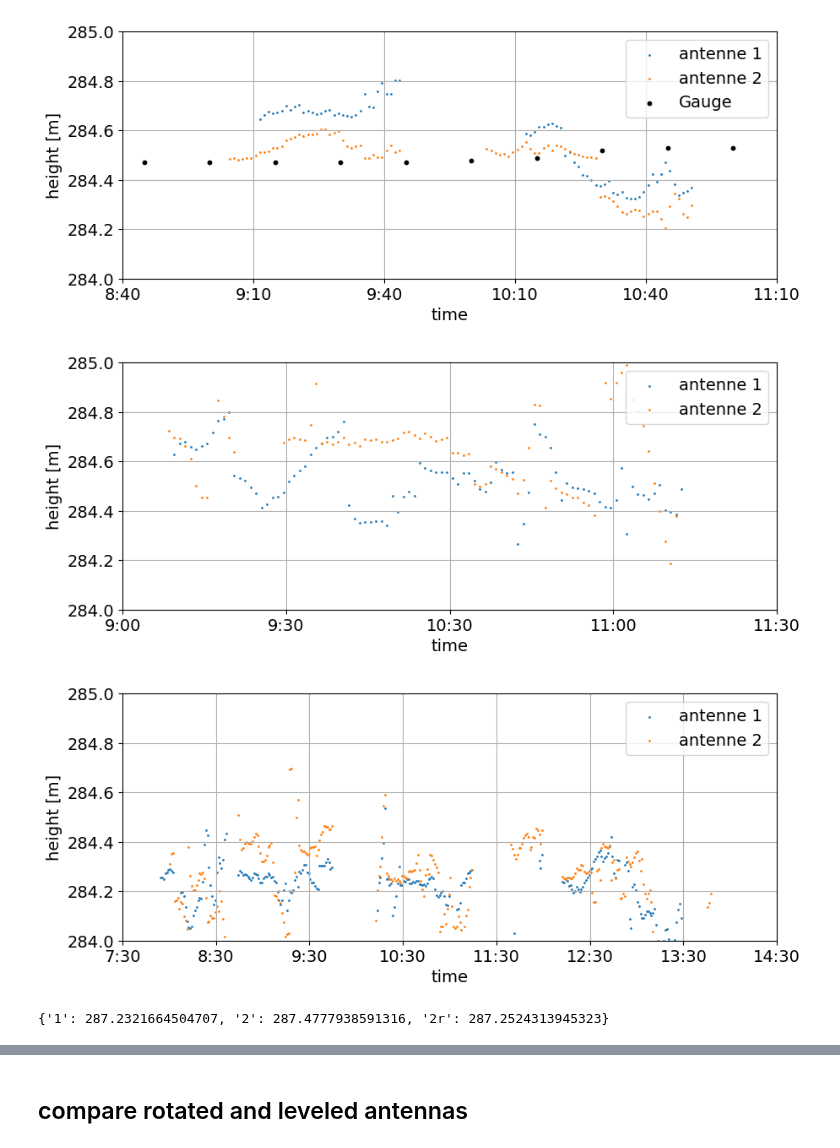
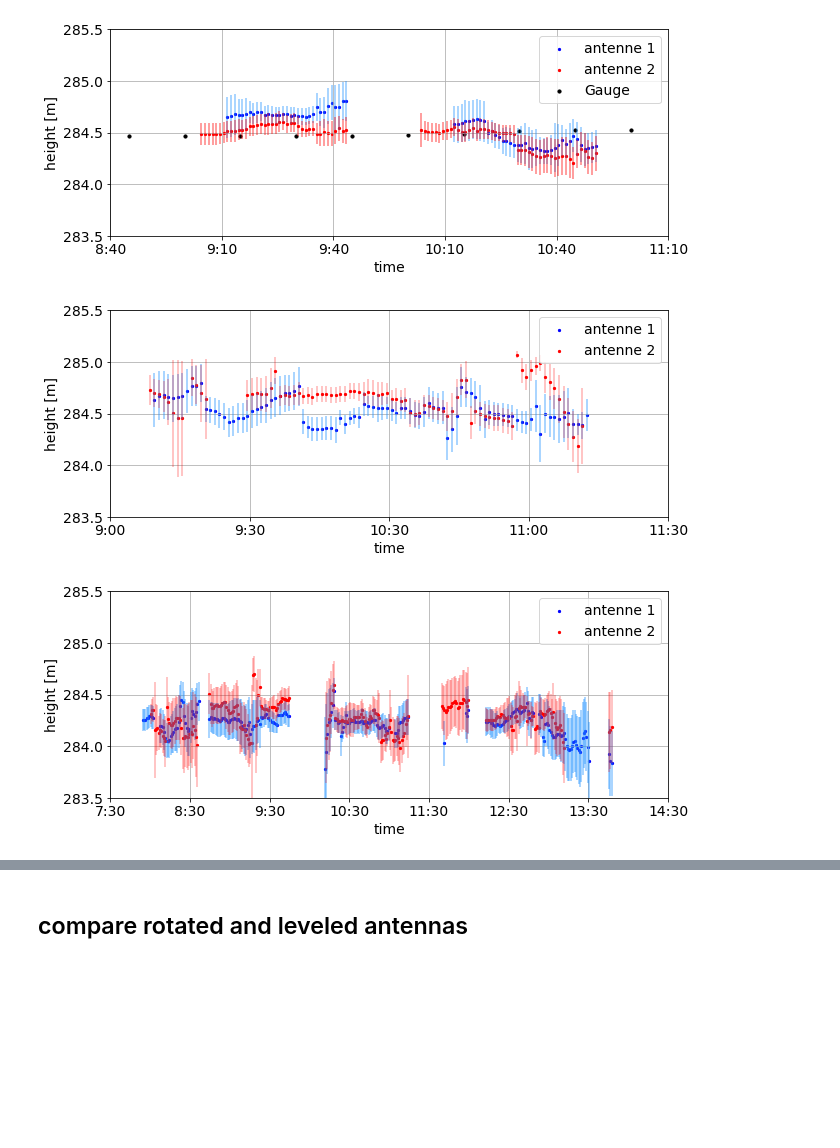
Before and after one commit to ziqing97/gnss_ir_analyze, a Jupyter notebook: src/plot_timeserie.ipynb, the cells around one changed output, grey strips where cells are left out. Saved outputs shown, nothing was run; the diff lists cells and outputs as text; code cells hidden in the pictures; blank space fills up the shorter version.

```diff
--- a/src/plot_timeserie.ipynb
+++ b/src/plot_timeserie.ipynb
@@ -155,13 +174,18 @@ ts_gauge = imoda.get_gauge_data(date_key)
 h_ts_2 = ante_h['2'] - np.asarray(list(ts_2.values()))
 h_ts_3 = ante_h['3'] - np.asarray(list(ts_3.values()))
 
+# uncertainty
+ts_uc_2 = list(ts_dict['uc_ts'][f'{date_key}_2'].values())
+ts_uc_3 = list(ts_dict['uc_ts'][f'{date_key}_3'].values())
+
 fig,ax = plt.subplots()
 
 # plot height
 legend = ['antenne 1','antenne 2']
-ax.scatter(list(ts_2.keys()), list(h_ts_2), s=1)
-ax.scatter(list(ts_3.keys()), list(h_ts_3), s=1)
-
+ax.errorbar (list(ts_2.keys()), list(h_ts_2), yerr=ts_uc_2, ls='', color='dodgerblue', fillstyle='full',alpha=0.5)
+ax.errorbar (list(ts_3.keys()), list(h_ts_3), yerr=ts_uc_3, ls='', color='red',alpha=0.5)
+ax.scatter (list(ts_2.keys()), list(h_ts_2), s=5, color='blue')
+ax.scatter(list(ts_3.keys()), list(h_ts_3), s=5, color='red')
 ax.scatter(list(ts_gauge.keys()), list(ts_gauge.values()), s=10,color='black')
 legend.append('Gauge')
 
@@ -172,14 +196,14 @@ ax.set_ylabel('height [m]')
 ax.set_xticks(tticklist)
 ax.set_xticklabels(['8:40','9:10','9:40','10:10','10:40','11:10'])
 ax.set_xlim([tticklist[0],tticklist[-1]])
-ax.set_ylim([284,285])
+ax.set_ylim([283.5,285.5])
 ax.grid()
 ax.legend(legend,loc=1)
 
 fig.set_size_inches(10,3.8)
 fig.savefig(f'../../write/bilder/kapitel4/timeseries_1031.png',bbox_inches='tight')
 # %% [output]
-[figure, old version]
+[figure, new version]
 # %%
 tbegin = datetime(year=2022,month=11,day=27,hour=9,minute=0,second=0,tzinfo=timezone.utc)
 tticklist = [tbegin]
@@ -195,12 +219,18 @@ ante_h = imoda.get_antenne_height(date_key)
 h_ts_2 = ante_h['2'] - np.asarray(list(ts_2.values()))
 h_ts_3 = ante_h['3'] - np.asarray(list(ts_3.values()))
 
+# uncertainty
+ts_uc_2 = list(ts_dict['uc_ts'][f'{date_key}_2'].values())
+ts_uc_3 = list(ts_dict['uc_ts'][f'{date_key}_3'].values())
+
 fig,ax = plt.subplots()
 
 # plot height
 legend = ['antenne 1','antenne 2']
-ax.scatter(list(ts_2.keys()), list(h_ts_2), s=1)
-ax.scatter(list(ts_3.keys()), list(h_ts_3), s=1)
+ax.errorbar (list(ts_2.keys()), list(h_ts_2), yerr=ts_uc_2, ls='', color='dodgerblue', fillstyle='full',alpha=0.5)
+ax.errorbar (list(ts_3.keys()), list(h_ts_3), yerr=ts_uc_3, ls='', color='red', fillstyle='full',alpha=0.3)
+ax.scatter(list(ts_2.keys()), list(h_ts_2), s=5, color='blue')
+ax.scatter(list(ts_3.keys()), list(h_ts_3), s=5, color='red')
 
 ax.set_xlabel('time')
 ax.set_ylabel('height [m]')
@@ -209,55 +239,57 @@ ax.set_ylabel('height [m]')
 ax.set_xticks(tticklist)
 ax.set_xticklabels(['9:00','9:30','10:30','11:00','11:30'])
 ax.set_xlim([tticklist[0],tticklist[-1]])
-ax.set_ylim([284,285])
+ax.set_ylim([283.5,285.5])
 ax.grid()
 ax.legend(legend,loc=1)
 
 fig.set_size_inches(10,3.8)
 fig.savefig(f'../../write/bilder/kapitel4/timeseries_1127.png',bbox_inches='tight')
 # %% [output]
-[figure, old version]
+[figure, new version]
 # %%
 tbegin = datetime(year=2023,month=2,day=16,hour=7,minute=30,second=0,tzinfo=timezone.utc)
 tticklist = [tbegin]
 for i in range(1,8):
     tticklist.append(tticklist[i-1]+timedelta(minutes=60))
 
 # from gnss-r
 date_key = '0216'
 ts_2 = ts_dict['ts'][f'{date_key}_1']
 ts_3 = ts_dict['ts'][f'{date_key}_2']
 ante_h = imoda.get_antenne_height(date_key)
 
 h_ts_2 = ante_h['1'] - np.asarray(list(ts_2.values()))
 h_ts_3 = ante_h['2'] - np.asarray(list(ts_3.values()))
 
+# uncertainty
+ts_uc_2 = list(ts_dict['uc_ts'][f'{date_key}_1'].values())
+ts_uc_3 = list(ts_dict['uc_ts'][f'{date_key}_2'].values())
+
 fig,ax = plt.subplots()
 
 # plot height
 legend = ['antenne 1','antenne 2']
-ax.scatter(list(ts_2.keys()), list(h_ts_2), s=1)
-ax.scatter(list(ts_3.keys()), list(h_ts_3), s=1)
+ax.errorbar (list(ts_2.keys()), list(h_ts_2), yerr=ts_uc_2, ls='', color='dodgerblue', fillstyle='full',alpha=0.5)
+ax.errorbar (list(ts_3.keys()), list(h_ts_3), yerr=ts_uc_3, ls='', color='red',alpha=0.3)
+ax.scatter (list(ts_2.keys()), list(h_ts_2), s=5, color='blue')
+ax.scatter(list(ts_3.keys()), list(h_ts_3), s=5, color='red')
 
 ax.set_xlabel('time')
 ax.set_ylabel('height [m]')
 #ax.set_title(f'Water surface height on 16 February 2023')
 
 ax.set_xticks(tticklist)
 ax.set_xticklabels(['7:30','8:30','9:30','10:30','11:30','12:30','13:30','14:30'])
 ax.set_xlim([tticklist[0],tticklist[-1]])
-ax.set_ylim([284,285])
+ax.set_ylim([283.5,285.5])
 ax.grid()
 ax.legend(legend,loc=1)
 
 fig.set_size_inches(10,3.8)
 fig.savefig(f'../../write/bilder/kapitel4/timeseries_0216.png',bbox_inches='tight')
 # %% [output]
-[figure, old version]
+[figure, new version]
-# %%
-ante_h
-# %% [output]
-{'1': 287.2321664504707, '2': 287.4777938591316, '2r': 287.2524313945323}
 # %%
 with open('../data/generated_data/kapitel4/compare/ts0216_rotate.pkl', 'rb') as f:
     ts_dict = pickle.load(f)
```
Also changed, not shown: parts of 7 cells of this notebook, 13 other files.
